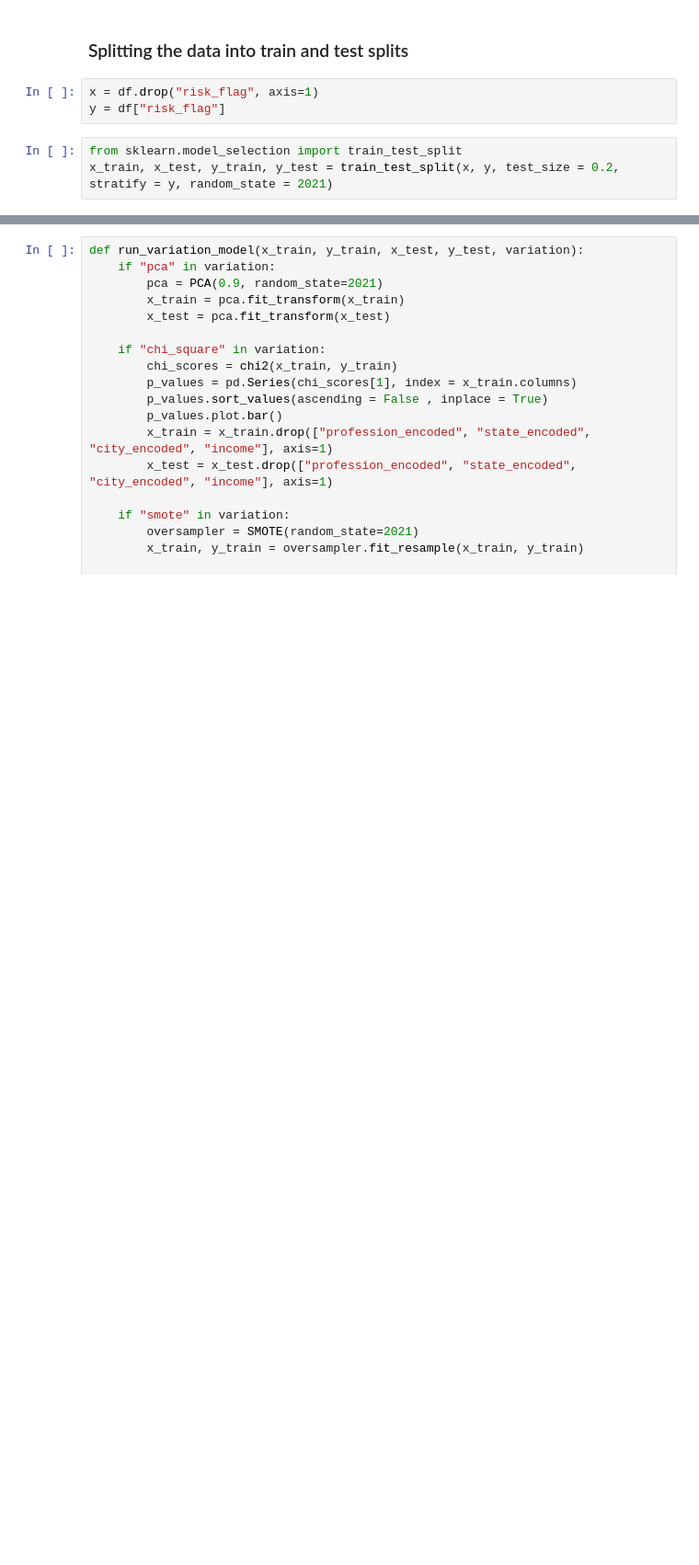
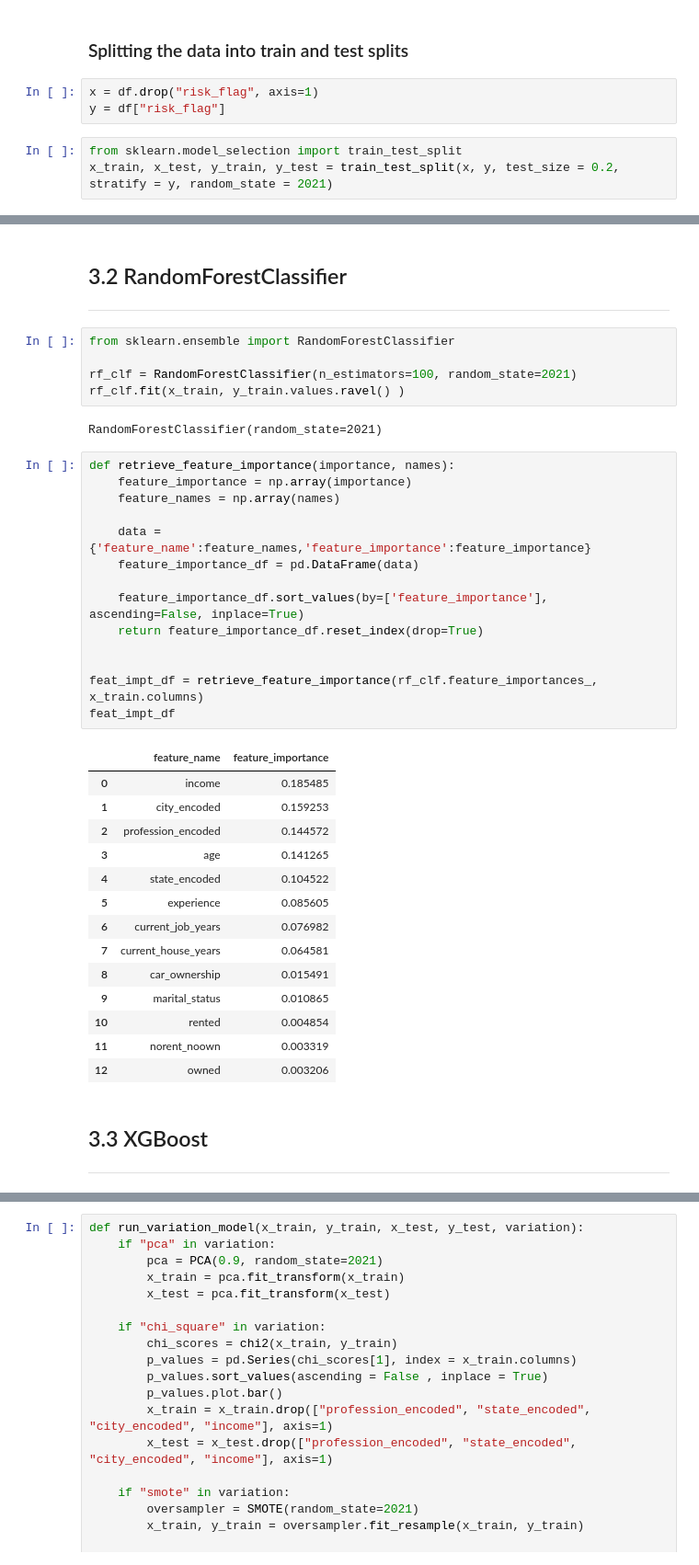
Before and after one commit to jonjonnyjonjon/dm-g3t3, a Jupyter notebook: Preprocessing variations/Keith - RandomForests.ipynb, the cells around one changed output, grey strips where cells are left out. Shown at 92% size. Cells and saved outputs as stored; diff of their text form; blank space fills up the shorter version.

Commit message:
Added code to find importance for ANOVA and Chi-square

```diff
--- a/Preprocessing variations/Keith - RandomForests.ipynb
+++ b/Preprocessing variations/Keith - RandomForests.ipynb
@@ -92,0 +113,42 @@ x_test = data_preprocessing(x_test, y_test)
+# %% [markdown]
+## 3.2 RandomForestClassifier
+---
+# %%
+from sklearn.ensemble import RandomForestClassifier
+
+rf_clf = RandomForestClassifier(n_estimators=100, random_state=2021)
+rf_clf.fit(x_train, y_train.values.ravel() )
+# %% [output]
+RandomForestClassifier(random_state=2021)
+# %%
+def retrieve_feature_importance(importance, names):
+    feature_importance = np.array(importance)
+    feature_names = np.array(names)
+
+    data = {'feature_name':feature_names,'feature_importance':feature_importance}
+    feature_importance_df = pd.DataFrame(data)
+
+    feature_importance_df.sort_values(by=['feature_importance'], ascending=False, inplace=True)
+    return feature_importance_df.reset_index(drop=True)
+
+
+feat_impt_df = retrieve_feature_importance(rf_clf.feature_importances_, x_train.columns)
+feat_impt_df
+# %% [output]
+|  | feature_name | feature_importance |
+| 0 | income | 0.185485 |
+| 1 | city_encoded | 0.159253 |
+| 2 | profession_encoded | 0.144572 |
+| 3 | age | 0.141265 |
+| 4 | state_encoded | 0.104522 |
+| 5 | experience | 0.085605 |
+| 6 | current_job_years | 0.076982 |
+| 7 | current_house_years | 0.064581 |
+| 8 | car_ownership | 0.015491 |
+| 9 | marital_status | 0.010865 |
+| 10 | rented | 0.004854 |
+| 11 | norent_noown | 0.003319 |
+| 12 | owned | 0.003206 |
+# %% [markdown]
+## 3.3 XGBoost
+---
```
Also changed, not shown: parts of 18 cells of this notebook, 2 other files.
